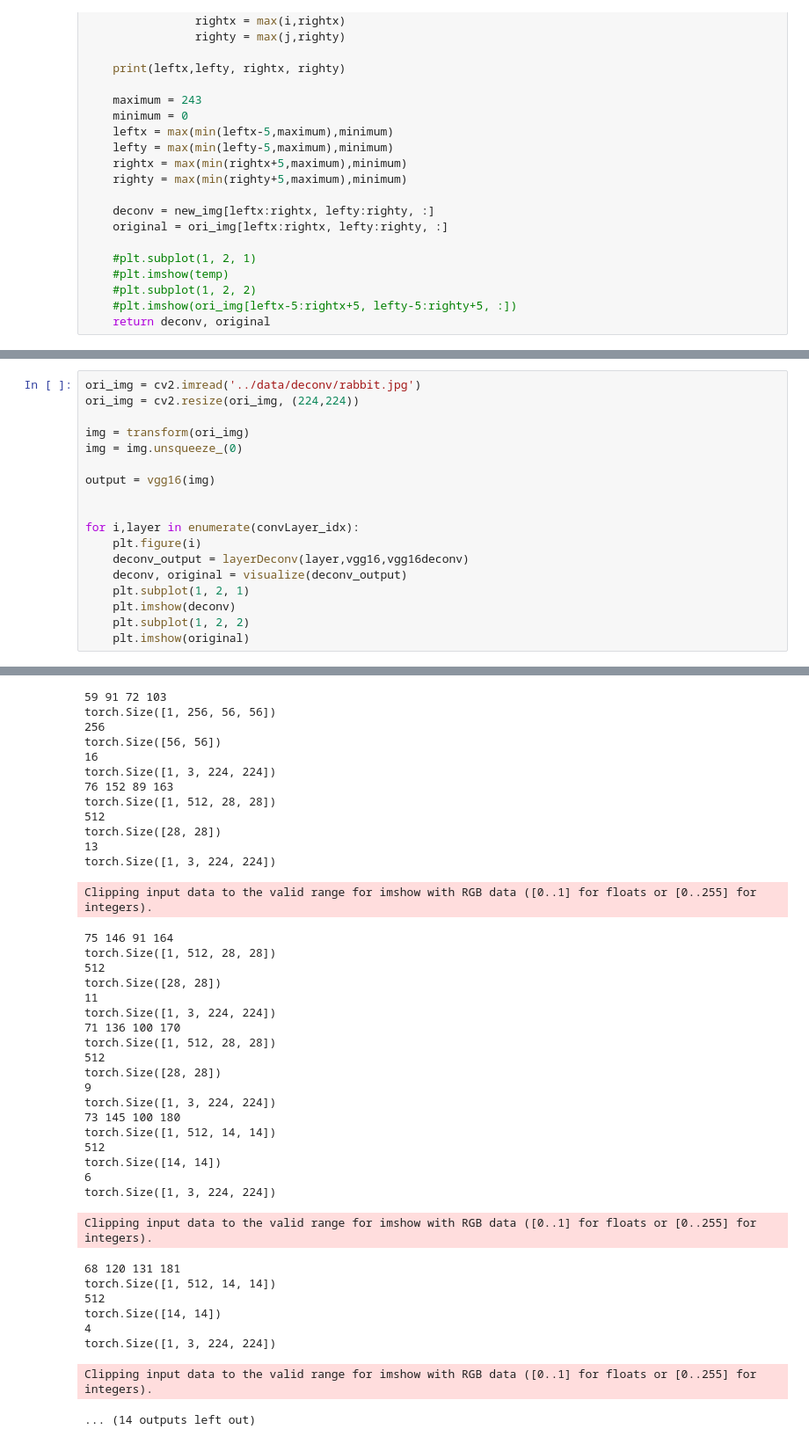
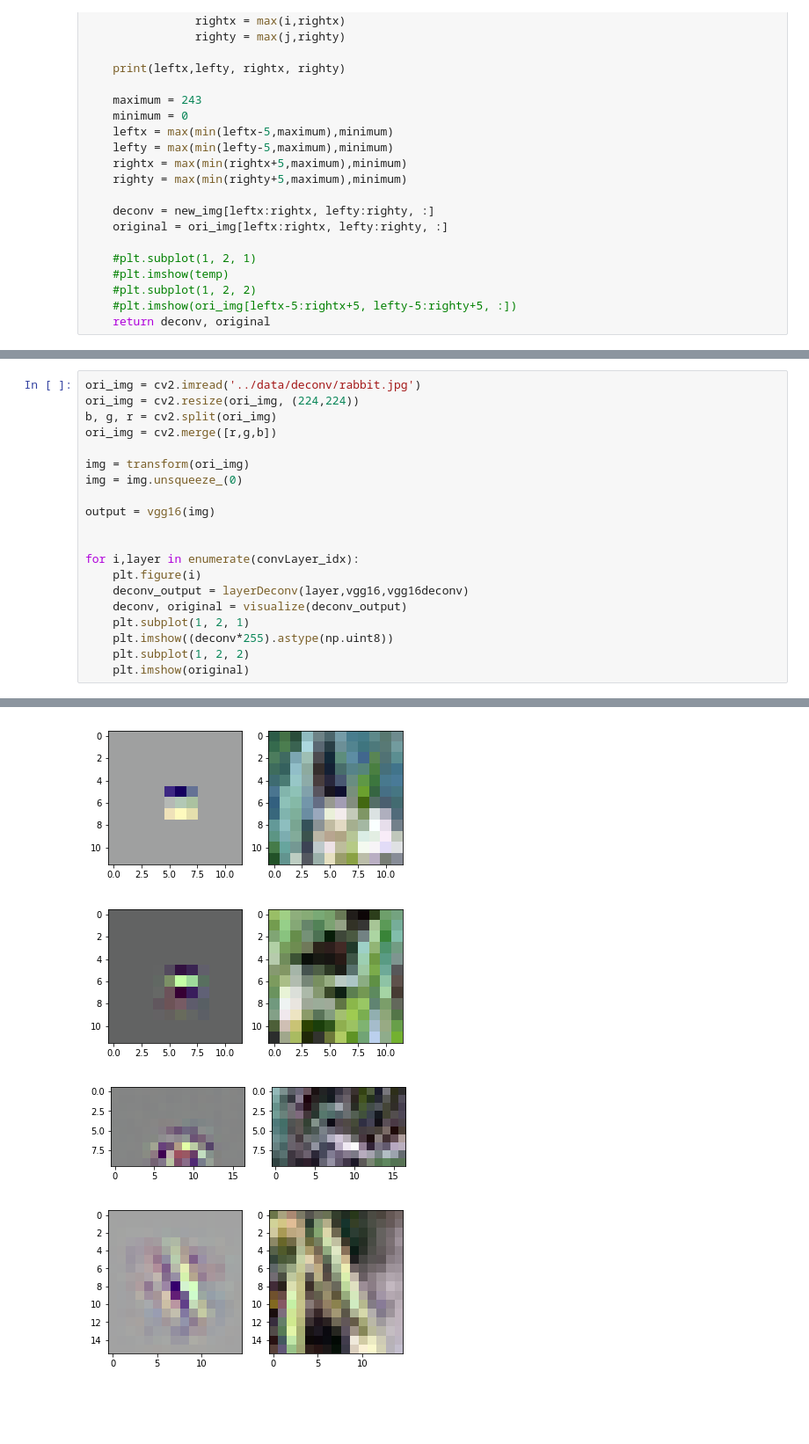
Before and after one commit to Hsue66/DeepLearningStudy, a Jupyter notebook: Deconv/Deconvolution-Complete.ipynb, the cells around one changed output, grey strips where cells are left out. Shown: that part at 88% size. Cells and saved outputs as stored; diff of their text form; blank space fills up the shorter version.

Commit message:
deconv

```diff
--- a/Deconv/Deconvolution-Complete.ipynb
+++ b/Deconv/Deconvolution-Complete.ipynb
@@ -226,6 +218,8 @@ torch.Size([1, 3, 224, 224])
 # %%
 ori_img = cv2.imread('../data/deconv/rabbit.jpg')
 ori_img = cv2.resize(ori_img, (224,224))
+b, g, r = cv2.split(ori_img)
+ori_img = cv2.merge([r,g,b])
 
 img = transform(ori_img)
 img = img.unsqueeze_(0)
@@ -238,7 +232,7 @@ for i,layer in enumerate(convLayer_idx):
     deconv_output = layerDeconv(layer,vgg16,vgg16deconv)
     deconv, original = visualize(deconv_output)
     plt.subplot(1, 2, 1)
-    plt.imshow(deconv)
+    plt.imshow((deconv*255).astype(np.uint8))
     plt.subplot(1, 2, 2)
     plt.imshow(original)
 # %% [output]
@@ -283,40 +256,4 @@ Clipping input data to the valid range for imshow with RGB data ([0..1] for floa
-59 91 72 103
-torch.Size([1, 256, 56, 56])
-256
-torch.Size([56, 56])
-16
-torch.Size([1, 3, 224, 224])
-76 152 89 163
-torch.Size([1, 512, 28, 28])
-512
-torch.Size([28, 28])
-13
-torch.Size([1, 3, 224, 224])
-Clipping input data to the valid range for imshow with RGB data ([0..1] for floats or [0..255] for integers).
-75 146 91 164
-torch.Size([1, 512, 28, 28])
-512
-torch.Size([28, 28])
-11
-torch.Size([1, 3, 224, 224])
-71 136 100 170
-torch.Size([1, 512, 28, 28])
-512
-torch.Size([28, 28])
-9
-torch.Size([1, 3, 224, 224])
-73 145 100 180
-torch.Size([1, 512, 14, 14])
-512
-torch.Size([14, 14])
-6
-torch.Size([1, 3, 224, 224])
-Clipping input data to the valid range for imshow with RGB data ([0..1] for floats or [0..255] for integers).
-68 120 131 181
-torch.Size([1, 512, 14, 14])
-512
-torch.Size([14, 14])
-4
-torch.Size([1, 3, 224, 224])
-Clipping input data to the valid range for imshow with RGB data ([0..1] for floats or [0..255] for integers).
-... (14 outputs left out)
+[figure, added]
+[figure, added]
+[figure, added]
+[figure, added]
```
Also changed, not shown: parts of 3 cells of this notebook.
